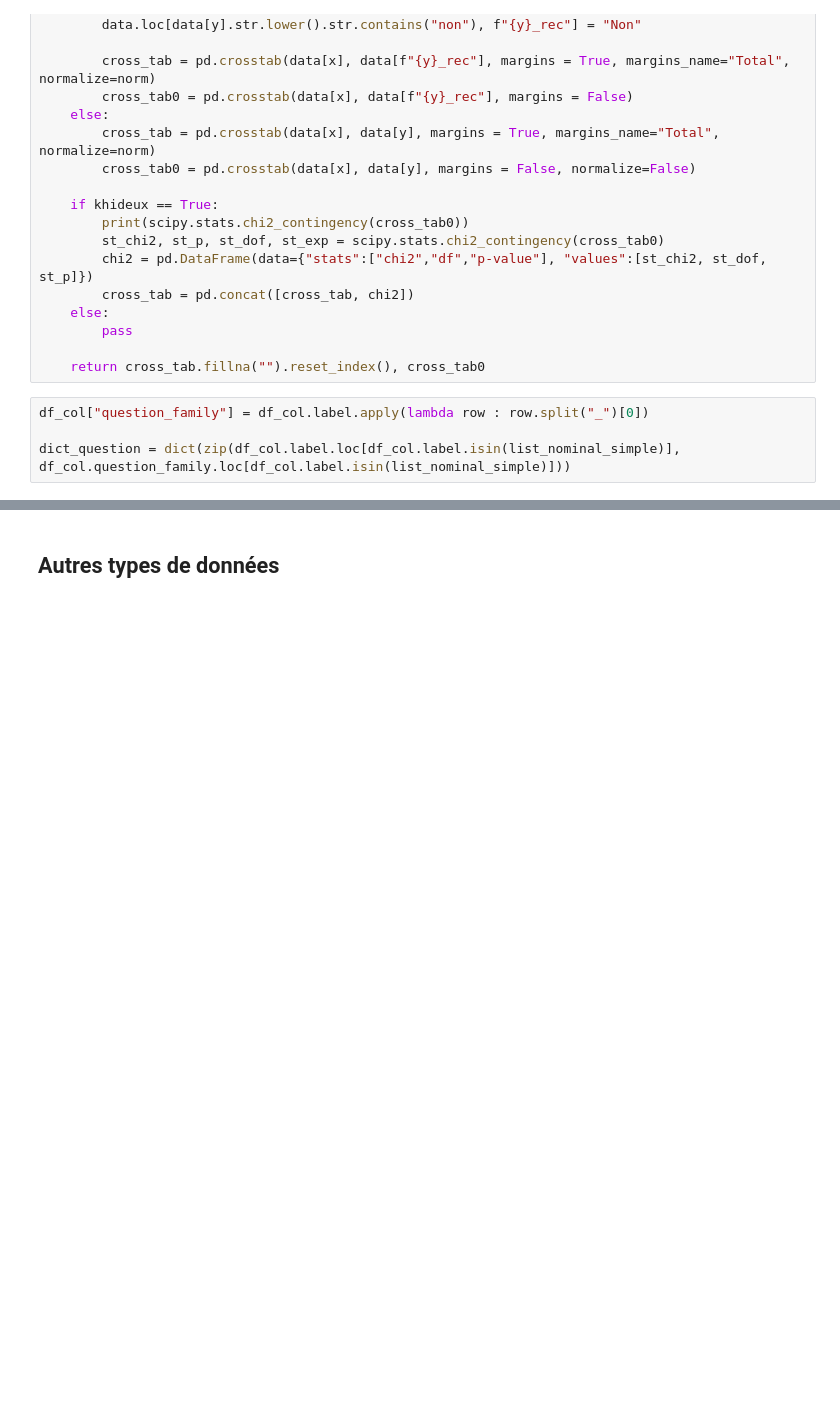
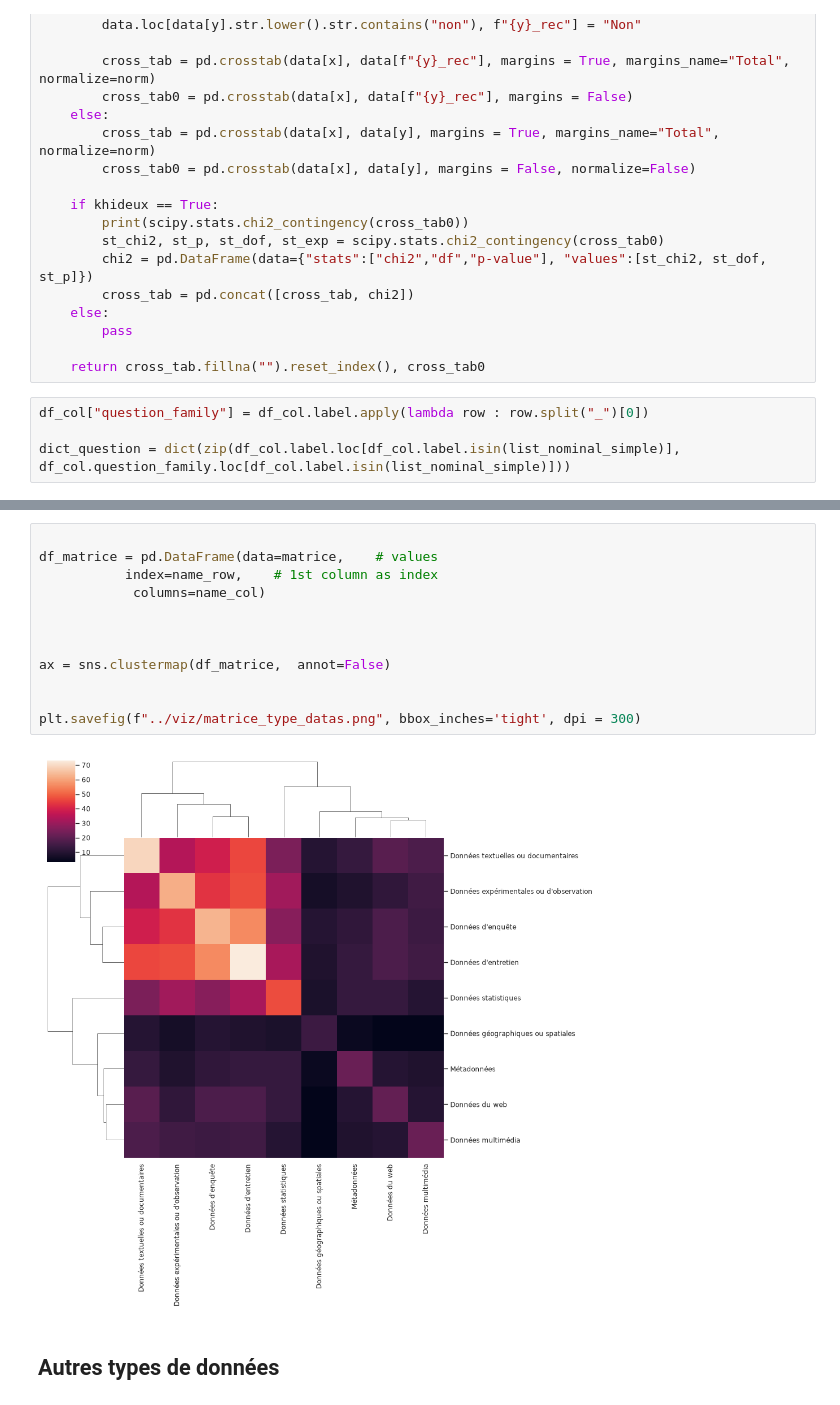
Before and after one commit to luneauaymeric/enquete_SO_p8, a Jupyter notebook: script_analyse/stat_descriptive/production_et_analyse_donnees.ipynb, the cells around one changed output, grey strips where cells are left out. Saved outputs shown, nothing was run; the diff lists cells and outputs as text; blank space fills up the shorter version.

```diff
--- a/script_analyse/stat_descriptive/production_et_analyse_donnees.ipynb
+++ b/script_analyse/stat_descriptive/production_et_analyse_donnees.ipynb
@@ -243,3 +284,17 @@ plt.savefig(f"./viz/type_donnee_quali.png", bbox_inches='tight', dpi = 300)
+# %%
+
+df_matrice = pd.DataFrame(data=matrice,    # values
+           index=name_row,    # 1st column as index
+            columns=name_col)
+
+
+
+ax = sns.clustermap(df_matrice,  annot=False)
+
+
+plt.savefig(f"../viz/matrice_type_datas.png", bbox_inches='tight', dpi = 300)
+# %% [output]
+[figure, added]
 # %% [markdown]
 ## Autres types de données
 # %%
```
Also changed, not shown: parts of 10 cells of this notebook, 6 other files.
